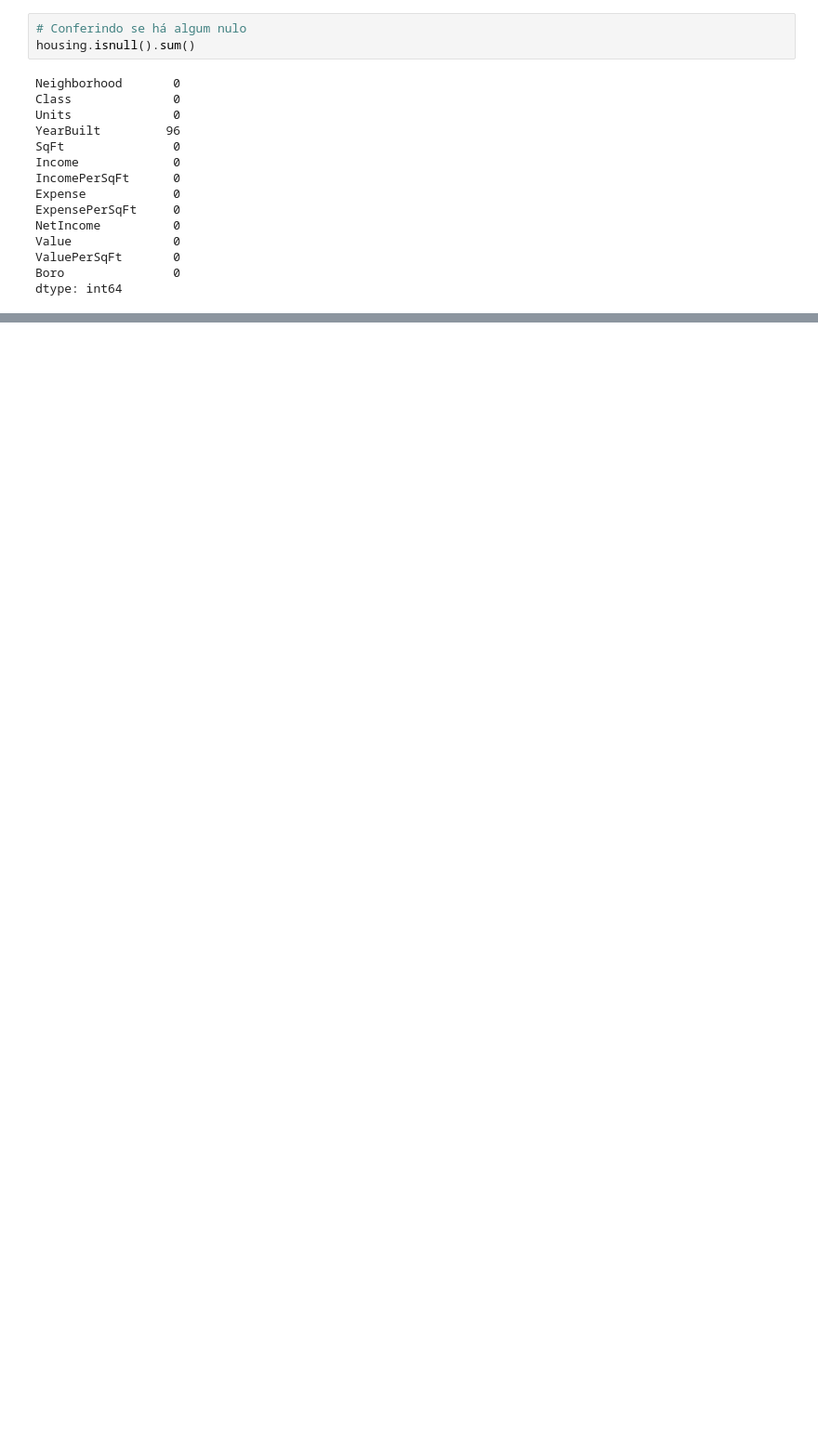
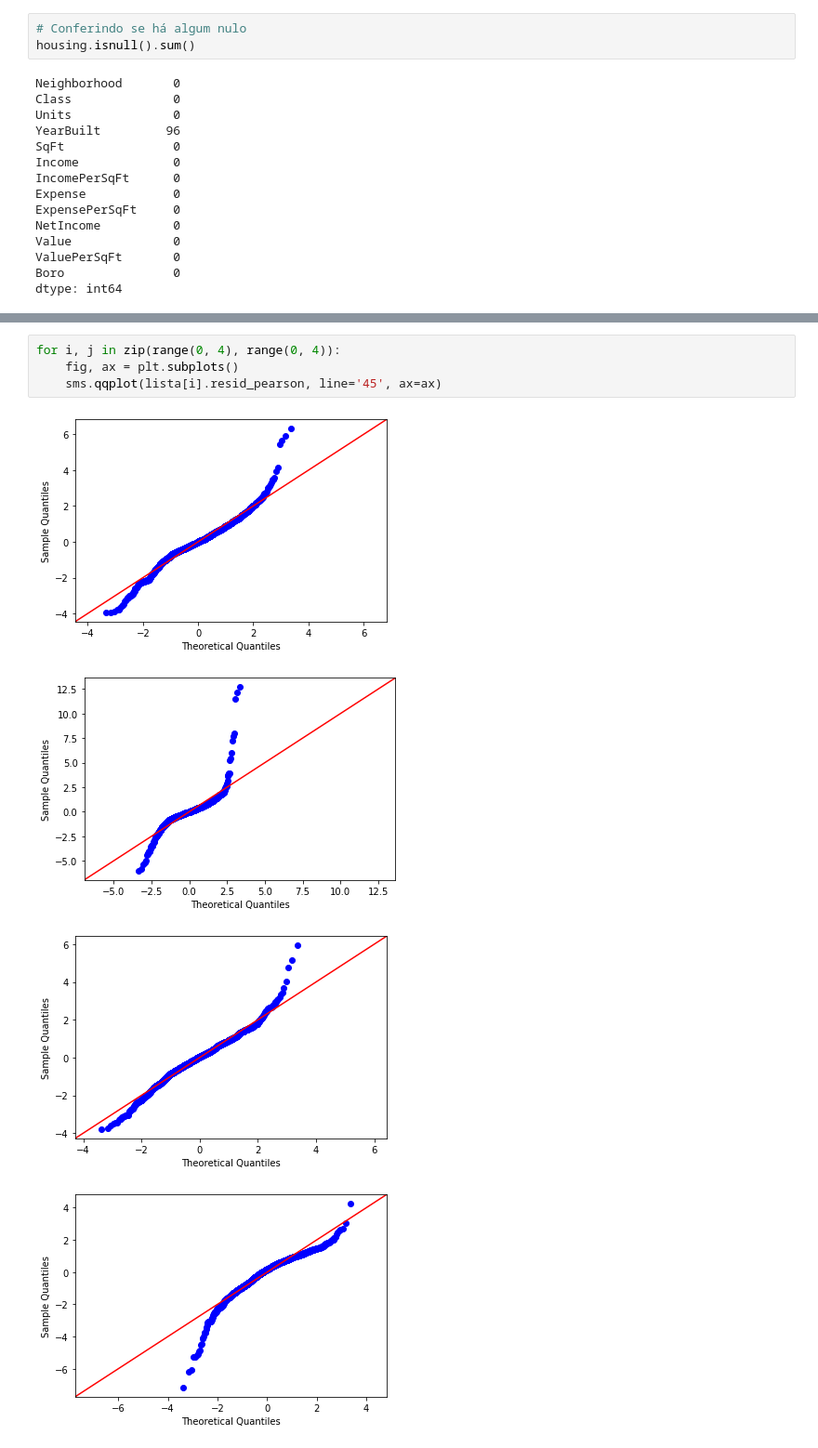
Before and after one commit to Jonathan-geo/Predicao_Regressao, a Jupyter notebook: trab_predicao_regress.ipynb, the cells around one changed output, grey strips where cells are left out. Shown: that part at 93% size. Cells and saved outputs as stored; diff of their text form; blank space fills up the shorter version.

```diff
--- a/trab_predicao_regress.ipynb
+++ b/trab_predicao_regress.ipynb
@@ -476,0 +521,9 @@ OBS: Um dos critérios para se comparar modelos de regressão é o Akaike Inform
+# %%
+for i, j in zip(range(0, 4), range(0, 4)):
+    fig, ax = plt.subplots()
+    sms.qqplot(lista[i].resid_pearson, line='45', ax=ax)
+# %% [output]
+[figure, added]
+[figure, added]
+[figure, added]
+[figure, added]
```
Also changed, not shown: parts of 33 cells of this notebook.
